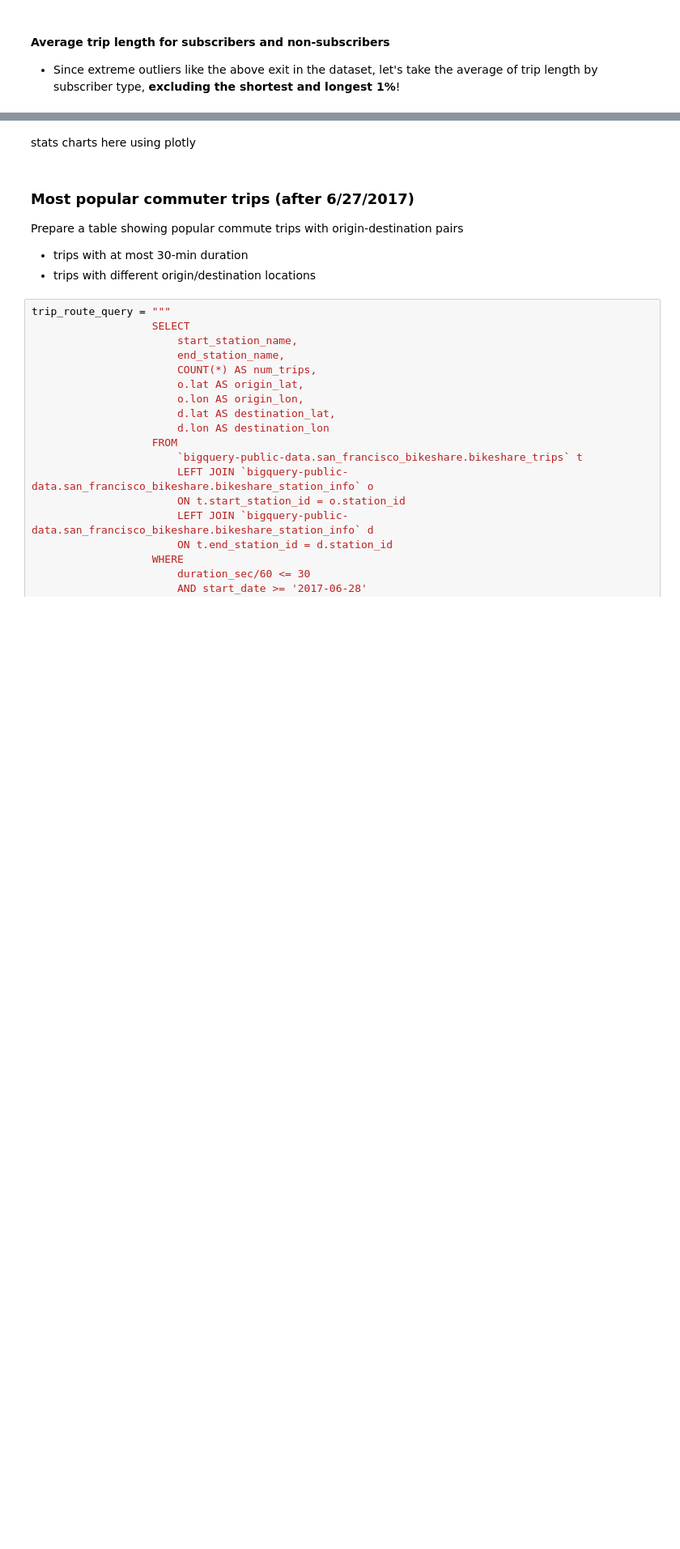
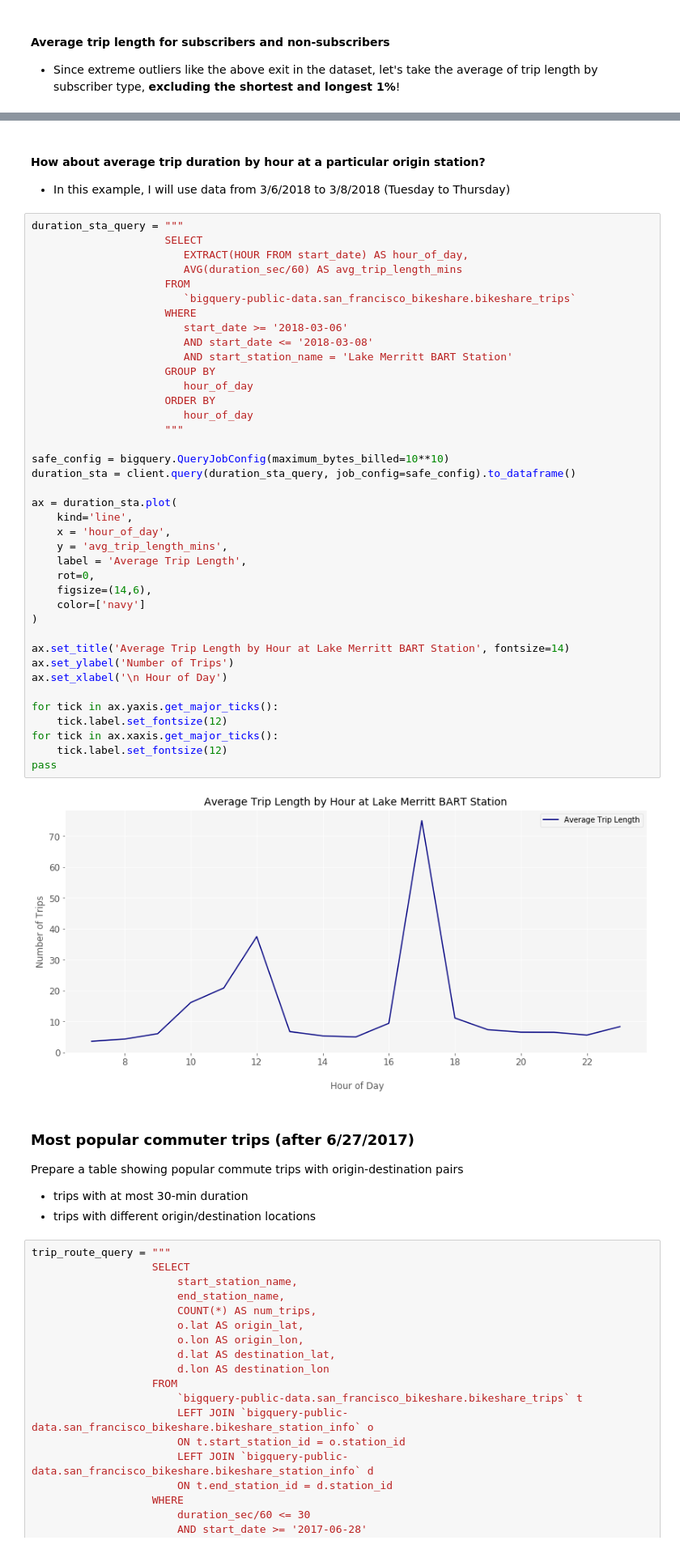
Before and after one commit to chenliny-zz/SF_Bikeshare_BigQuery, a Jupyter notebook: SF_Bikeshare_BigQuery.ipynb, the cells around one changed output, grey strips where cells are left out. Shown: that part at 81% size. Drawn from its saved outputs; the diff is of its cells as text; blank space fills up the shorter version.

```diff
--- a/SF_Bikeshare_BigQuery.ipynb
+++ b/SF_Bikeshare_BigQuery.ipynb
@@ -656,5 +702,47 @@ avg_trip_length
-# %% [markdown]
-stats charts here using plotly
+# %% [markdown]
+#### How about average trip duration by hour at a particular origin station?
+- In this example, I will use data from 3/6/2018 to 3/8/2018 (Tuesday to Thursday)
+# %%
+duration_sta_query = """
+                     SELECT
+                        EXTRACT(HOUR FROM start_date) AS hour_of_day,
+                        AVG(duration_sec/60) AS avg_trip_length_mins
+                     FROM
+                        `bigquery-public-data.san_francisco_bikeshare.bikeshare_trips`
+                     WHERE
+                        start_date >= '2018-03-06'
+                        AND start_date <= '2018-03-08'
+                        AND start_station_name = 'Lake Merritt BART Station'
+                     GROUP BY
+                        hour_of_day
+                     ORDER BY
+                        hour_of_day
+                     """
+
+safe_config = bigquery.QueryJobConfig(maximum_bytes_billed=10**10)
+duration_sta = client.query(duration_sta_query, job_config=safe_config).to_dataframe()
+
+ax = duration_sta.plot(
+    kind='line',
+    x = 'hour_of_day',
+    y = 'avg_trip_length_mins',
+    label = 'Average Trip Length',
+    rot=0,
+    figsize=(14,6),
+    color=['navy']
+)
+
+ax.set_title('Average Trip Length by Hour at Lake Merritt BART Station', fontsize=14)
+ax.set_ylabel('Number of Trips')
+ax.set_xlabel('\n Hour of Day')
+
+for tick in ax.yaxis.get_major_ticks():
+    tick.label.set_fontsize(12)
+for tick in ax.xaxis.get_major_ticks():
+    tick.label.set_fontsize(12)
+pass
+# %% [output]
+[figure, added]
 # %% [markdown]
 ### Most popular commuter trips (after 6/27/2017)
 Prepare a table showing popular commute trips with origin-destination pairs
```
Also changed, not shown: parts of 40 cells of this notebook.
